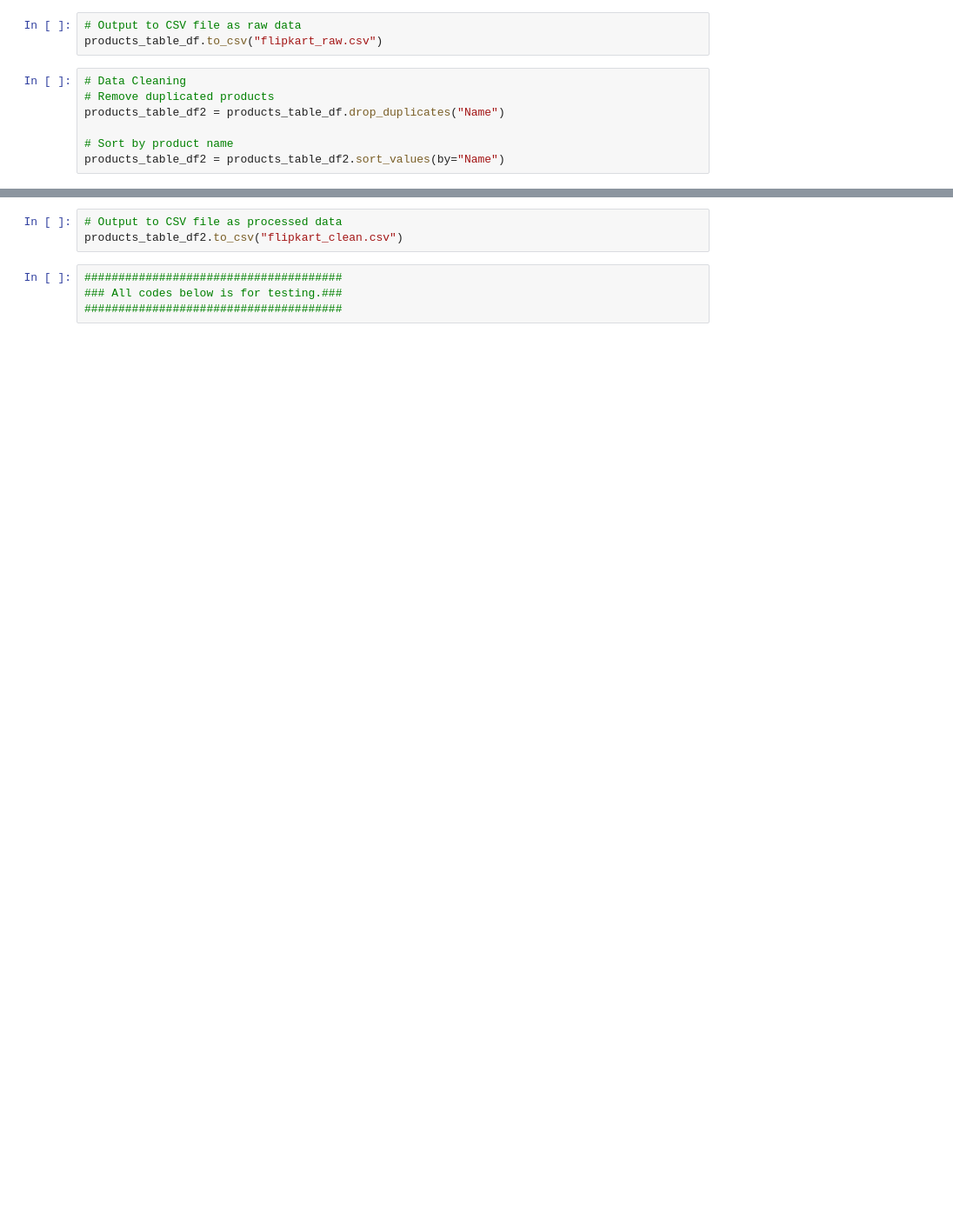
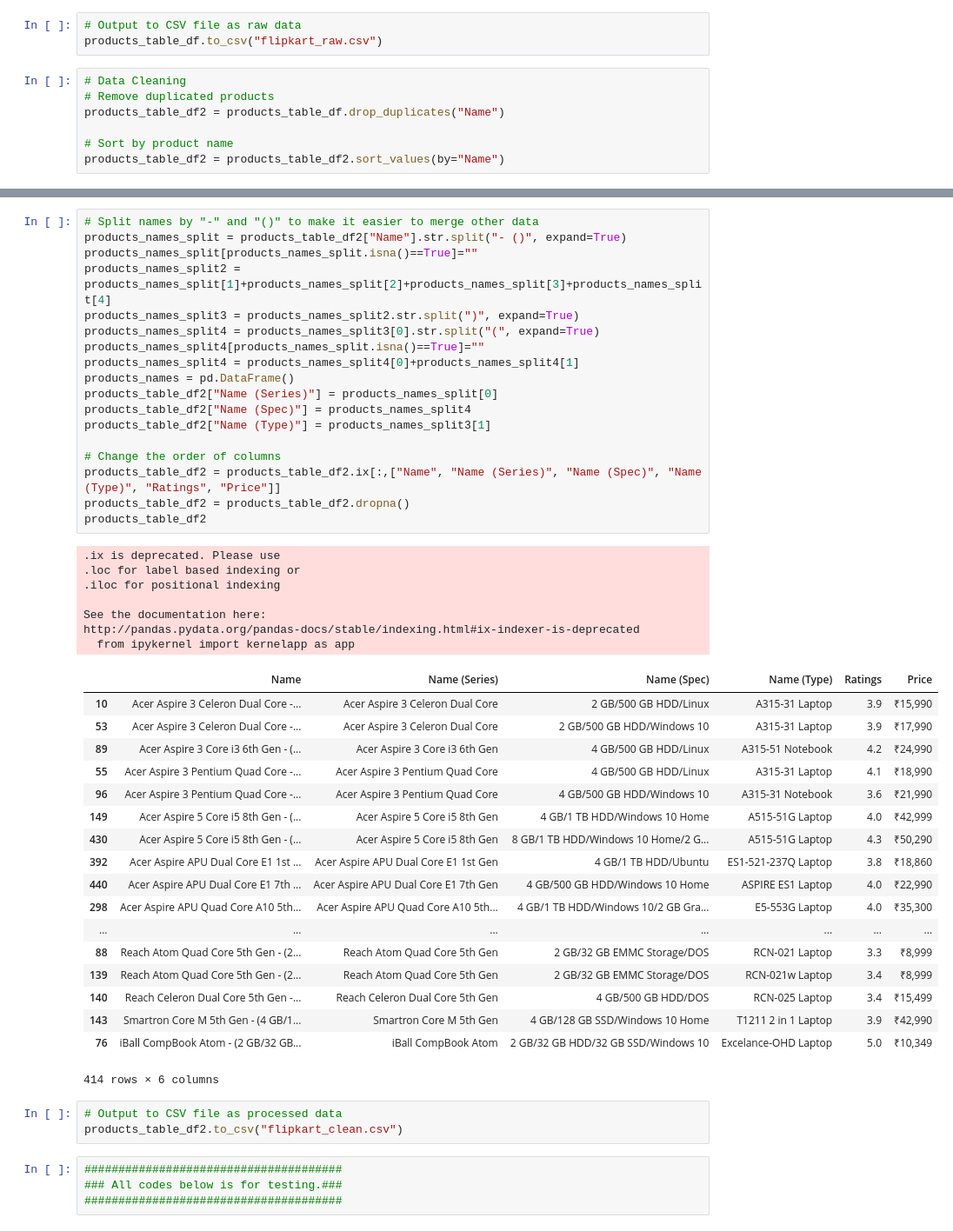
Before and after one commit to hika113/group16, a Jupyter notebook: Flipkart_scraping.ipynb, the cells around one changed output, grey strips where cells are left out. Shown at 87% size. Cells and saved outputs as stored; diff of their text form; blank space fills up the shorter version.

```diff
--- a/Flipkart_scraping.ipynb
+++ b/Flipkart_scraping.ipynb
@@ -110,3 +131,47 @@ products_table_df2 = products_table_df2.sort_values(by="Name")
+# %%
+# Split names by "-" and "()" to make it easier to merge other data
+products_names_split = products_table_df2["Name"].str.split("- ()", expand=True)
+products_names_split[products_names_split.isna()==True]=""
+products_names_split2 = products_names_split[1]+products_names_split[2]+products_names_split[3]+products_names_split[4]
+products_names_split3 = products_names_split2.str.split(")", expand=True)
+products_names_split4 = products_names_split3[0].str.split("(", expand=True)
+products_names_split4[products_names_split.isna()==True]=""
+products_names_split4 = products_names_split4[0]+products_names_split4[1]
+products_names = pd.DataFrame()
+products_table_df2["Name (Series)"] = products_names_split[0]
+products_table_df2["Name (Spec)"] = products_names_split4
+products_table_df2["Name (Type)"] = products_names_split3[1]
+
+# Change the order of columns
+products_table_df2 = products_table_df2.ix[:,["Name", "Name (Series)", "Name (Spec)", "Name (Type)", "Ratings", "Price"]]
+products_table_df2 = products_table_df2.dropna()
+products_table_df2
+# %% [output]
+.ix is deprecated. Please use
+.loc for label based indexing or
+.iloc for positional indexing
+
+See the documentation here:
+http://pandas.pydata.org/pandas-docs/stable/indexing.html#ix-indexer-is-deprecated
+  from ipykernel import kernelapp as app
+|  | Name | Name (Series) | Name (Spec) | Name (Type) | Ratings | Price |
+| 10 | Acer Aspire 3 Celeron Dual Core -... | Acer Aspire 3 Celeron Dual Core | 2 GB/500 GB HDD/Linux | A315-31 Laptop | 3.9 | ₹15,990 |
+| 53 | Acer Aspire 3 Celeron Dual Core -... | Acer Aspire 3 Celeron Dual Core | 2 GB/500 GB HDD/Windows 10 | A315-31 Laptop | 3.9 | ₹17,990 |
+| 89 | Acer Aspire 3 Core i3 6th Gen - (... | Acer Aspire 3 Core i3 6th Gen | 4 GB/500 GB HDD/Linux | A315-51 Notebook | 4.2 | ₹24,990 |
+| 55 | Acer Aspire 3 Pentium Quad Core -... | Acer Aspire 3 Pentium Quad Core | 4 GB/500 GB HDD/Linux | A315-31 Laptop | 4.1 | ₹18,990 |
+| 96 | Acer Aspire 3 Pentium Quad Core -... | Acer Aspire 3 Pentium Quad Core | 4 GB/500 GB HDD/Windows 10 | A315-31 Notebook | 3.6 | ₹21,990 |
+| 149 | Acer Aspire 5 Core i5 8th Gen - (... | Acer Aspire 5 Core i5 8th Gen | 4 GB/1 TB HDD/Windows 10 Home | A515-51G Laptop | 4.0 | ₹42,999 |
+| 430 | Acer Aspire 5 Core i5 8th Gen - (... | Acer Aspire 5 Core i5 8th Gen | 8 GB/1 TB HDD/Windows 10 Home/2 G... | A515-51G Laptop | 4.3 | ₹50,290 |
+| 392 | Acer Aspire APU Dual Core E1 1st ... | Acer Aspire APU Dual Core E1 1st Gen | 4 GB/1 TB HDD/Ubuntu | ES1-521-237Q Laptop | 3.8 | ₹18,860 |
+| 440 | Acer Aspire APU Dual Core E1 7th ... | Acer Aspire APU Dual Core E1 7th Gen | 4 GB/500 GB HDD/Windows 10 Home | ASPIRE ES1 Laptop | 4.0 | ₹22,990 |
+| 298 | Acer Aspire APU Quad Core A10 5th... | Acer Aspire APU Quad Core A10 5th... | 4 GB/1 TB HDD/Windows 10/2 GB Gra... | E5-553G Laptop | 4.0 | ₹35,300 |
+| ... | ... | ... | ... | ... | ... | ... |
+| 88 | Reach Atom Quad Core 5th Gen - (2... | Reach Atom Quad Core 5th Gen | 2 GB/32 GB EMMC Storage/DOS | RCN-021 Laptop | 3.3 | ₹8,999 |
+| 139 | Reach Atom Quad Core 5th Gen - (2... | Reach Atom Quad Core 5th Gen | 2 GB/32 GB EMMC Storage/DOS | RCN-021w Laptop | 3.4 | ₹8,999 |
+| 140 | Reach Celeron Dual Core 5th Gen -... | Reach Celeron Dual Core 5th Gen | 4 GB/500 GB HDD/DOS | RCN-025 Laptop | 3.4 | ₹15,499 |
+| 143 | Smartron Core M 5th Gen - (4 GB/1... | Smartron Core M 5th Gen | 4 GB/128 GB SSD/Windows 10 Home | T1211 2 in 1 Laptop | 3.9 | ₹42,990 |
+| 76 | iBall CompBook Atom - (2 GB/32 GB... | iBall CompBook Atom | 2 GB/32 GB HDD/32 GB SSD/Windows 10 | Excelance-OHD Laptop | 5.0 | ₹10,349 |
+414 rows × 6 columns
 # %%
 # Output to CSV file as processed data
 products_table_df2.to_csv("flipkart_clean.csv")
```
Also changed, not shown: parts of 1 cell of this notebook, 1 other file.
